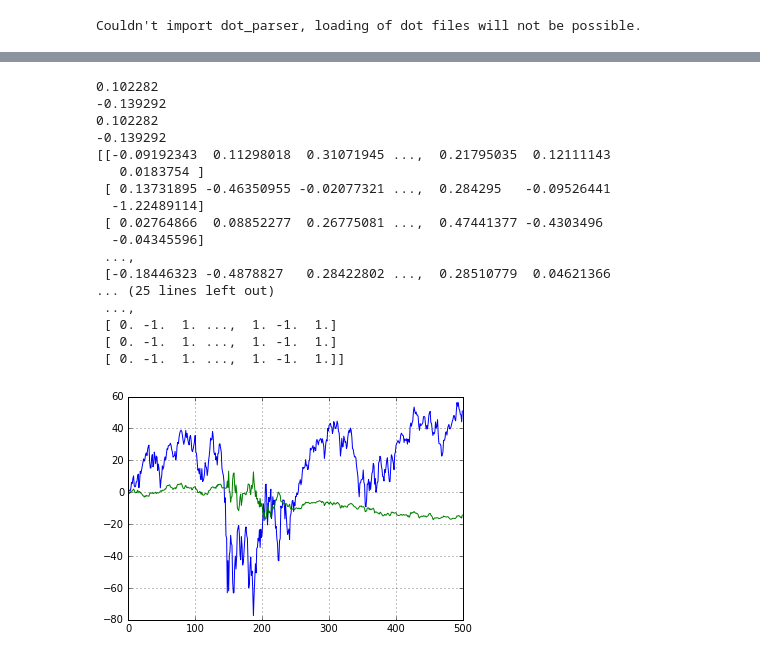
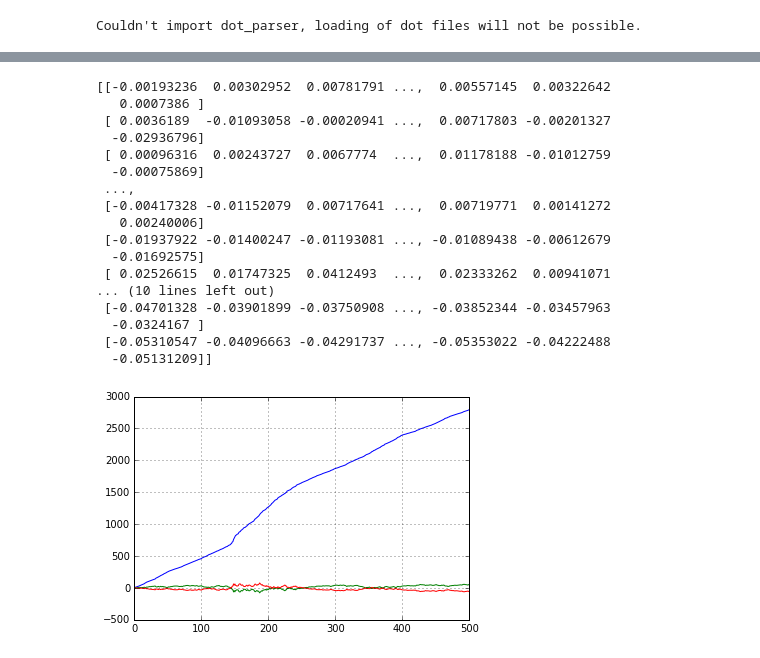
Before and after one commit to ezzeldinadel/cnn-snp, a Jupyter notebook: main.ipynb, the cells around one changed output, grey strips where cells are left out. Drawn from its saved outputs; the diff is of its cells as text; code cells hidden in the pictures.

```diff
--- a/main.ipynb
+++ b/main.ipynb
@@ -49,13 +49,16 @@ X_train = np.array([InputDF[i:i + window_size] for i in range(InputDF.shape[0] -
 X_test = np.array([InputDF[i:i + window_size] for i in range(InputDF.shape[0] - (test_size + window_size - 1), InputDF.shape[0] - window_size + 1)])
 
 def decision(x):
-    margin = 0.01
+    margin = 0.005
     labels = np.zeros(x.shape)
     labels[np.where(x > np.log(1 + margin))] = 1
     labels[np.where(x < np.log(1 - margin))] = -1
     return labels
 
-y_all = TargetDF
+
+norm_min = TargetDF.min()
+norm_max = (TargetDF - TargetDF.min()).max()
+y_all = (TargetDF - norm_min) / norm_max
 y_train = y_all[window_size - 1 : -test_size]
 y_test = y_all[-test_size:]
 
@@ -81,7 +84,7 @@ print y_all.std()
 # %%
 # KERAS STARTS HERE
 batch_size = 32
-epochs = 10
+epochs = 30
 
 # dimensions
 input_shape = (window_size, tickers, channels)
@@ -102,7 +105,7 @@ model.add(Dropout(0.5))
 model.add(Dense(1024, activation='relu'))
 model.add(Dropout(0.5))
 model.add(Dense(440))
-# model.add(Activation('tanh'))
+model.add(Activation('sigmoid'))
 
 print model.summary()
 
@@ -127,8 +130,8 @@ _________________________________________________________________
 None
 # %%
 sgd = SGD(lr=0.03, decay=1e-6, momentum=0.9, nesterov=True)
-#adam = Adam(lr=0.0001, beta_1=0.9, beta_2=0.999, epsilon=1e-08, decay=0.0)
-model.compile(loss='mse', optimizer=sgd)
+# adam = Adam(lr=0.0001, beta_1=0.9, beta_2=0.999, epsilon=1e-08, decay=0.0)
+model.compile(loss='binary_crossentropy', optimizer=sgd)
 
 # tensorboard = keras.callbacks.TensorBoard(log_dir='./logs/10')
 # reduce_lr = keras.callbacks.ReduceLROnPlateau(monitor='val_loss', factor=0.5, patience=5, min_lr=0.0001)
@@ -178,72 +181,77 @@ def normalize(x):
     return norms
 
 
-print predictions.max()
-print predictions.min()
+# print predictions.max()
+# print predictions.min()
 
-predictionsNormal = (predictions *  TargetDF.std()) + TargetDF.mean()
+predictions_norm = (predictions *  norm_max) + norm_min
+y_test_norm = (y_test * norm_max) + norm_min
 
+# print predictions_norm.max()
+# print predictions_norm.min()
 
-print predictions.max()
-print predictions.min()
-
-print y_test
-print predictions
+print y_test_norm
+print predictions_norm
 
 
 x_axis = np.arange(len(y_test))
 
 fig, ax = plt.subplots()
 
-# ax.plot(x_axis, (decision(y_test) * TargetDF[-test_size:]).sum(1).cumsum())
+ax.plot(x_axis, (decision(y_test_norm) * TargetDF[-test_size:]).sum(1).cumsum())
 ax.plot(x_axis, (1 * TargetDF[-test_size:]).sum(1).cumsum())
-ax.plot(x_axis, (normalize(predictions) * TargetDF[-test_size:]).sum(1).cumsum())
+ax.plot(x_axis, (decision(predictions_norm) * TargetDF[-test_size:]).sum(1).cumsum())
 
-print normalize(predictions)
+# print normalize(predictions)
 # ax.set_ylim(ymin=-500, ymax=2500)
 ax.set_xlim(xmin=0, xmax=500)
 
 # ax.axhline(y=0, color='k')
 # ax.axvline(x=0, color='k')
 
 plt.grid()
 plt.show()
+
+print decision(predictions_norm)
+print decision(y_test_norm)
+
+print 'Accuracy: ', np.sum(decision(predictions_norm) == decision(y_test_norm)) / float(y_test.shape[0] * y_test.shape[1])
 
 # def labeler(x):
 #     margin = 0.005
 #     labels = np.zeros(x.shape)
 #     labels[np.where(x > np.log(1 + margin))] = 1
 #     labels[np.where(x < np.log(1 - margin))] = -1
 
 #     return labels
 
 # returns = np.apply_along_axis(labeler,
 #                               axis=1,
 #                               arr=predictions)
 
 # # print predictions
 # # print '---------------------------------------------------------'
 # # print y_test
 # # print '---------------------------------------------------------'
 # print len(np.where(returns == 1)[1])
 # print len(np.where(returns == -1)[1])
 # print len(np.where(returns == 0)[1])
 # %% [output]
-0.102282
--0.139292
-0.102282
--0.139292
-[[-0.09192343  0.11298018  0.31071945 ...,  0.21795035  0.12111143
-   0.0183754 ]
- [ 0.13731895 -0.46350955 -0.02077321 ...,  0.284295   -0.09526441
-  -1.22489114]
- [ 0.02764866  0.08852277  0.26775081 ...,  0.47441377 -0.4303496
-  -0.04345596]
+[[-0.00193236  0.00302952  0.00781791 ...,  0.00557145  0.00322642
+   0.0007386 ]
+ [ 0.0036189  -0.01093058 -0.00020941 ...,  0.00717803 -0.00201327
+  -0.02936796]
+ [ 0.00096316  0.00243727  0.0067774  ...,  0.01178188 -0.01012759
+  -0.00075869]
  ...,
- [-0.18446323 -0.4878827   0.28422802 ...,  0.28510779  0.04621366
-... (25 lines left out)
- ...,
- [ 0. -1.  1. ...,  1. -1.  1.]
- [ 0. -1.  1. ...,  1. -1.  1.]
- [ 0. -1.  1. ...,  1. -1.  1.]]
+ [-0.00417328 -0.01152079  0.00717641 ...,  0.00719771  0.00141272
+   0.00240006]
+ [-0.01937922 -0.01400247 -0.01193081 ..., -0.01089438 -0.00612679
+  -0.01692575]
+ [ 0.02526615  0.01747325  0.0412493  ...,  0.02333262  0.00941071
+... (10 lines left out)
+ [-0.04701328 -0.03901899 -0.03750908 ..., -0.03852344 -0.03457963
+  -0.0324167 ]
+ [-0.05310547 -0.04096663 -0.04291737 ..., -0.05353022 -0.04222488
+  -0.05131209]]
-[figure, old version]
+[figure, new version]
```
Also changed, not shown: parts of 5 cells of this notebook.
